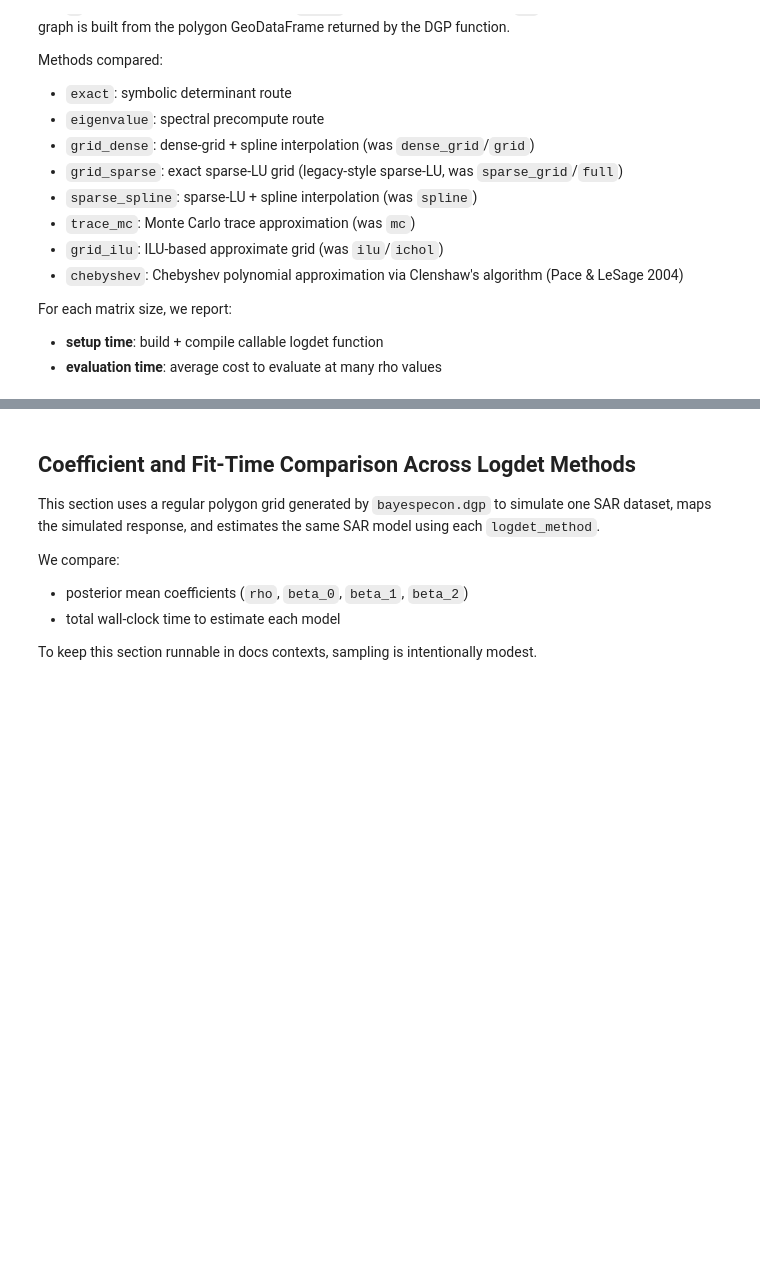
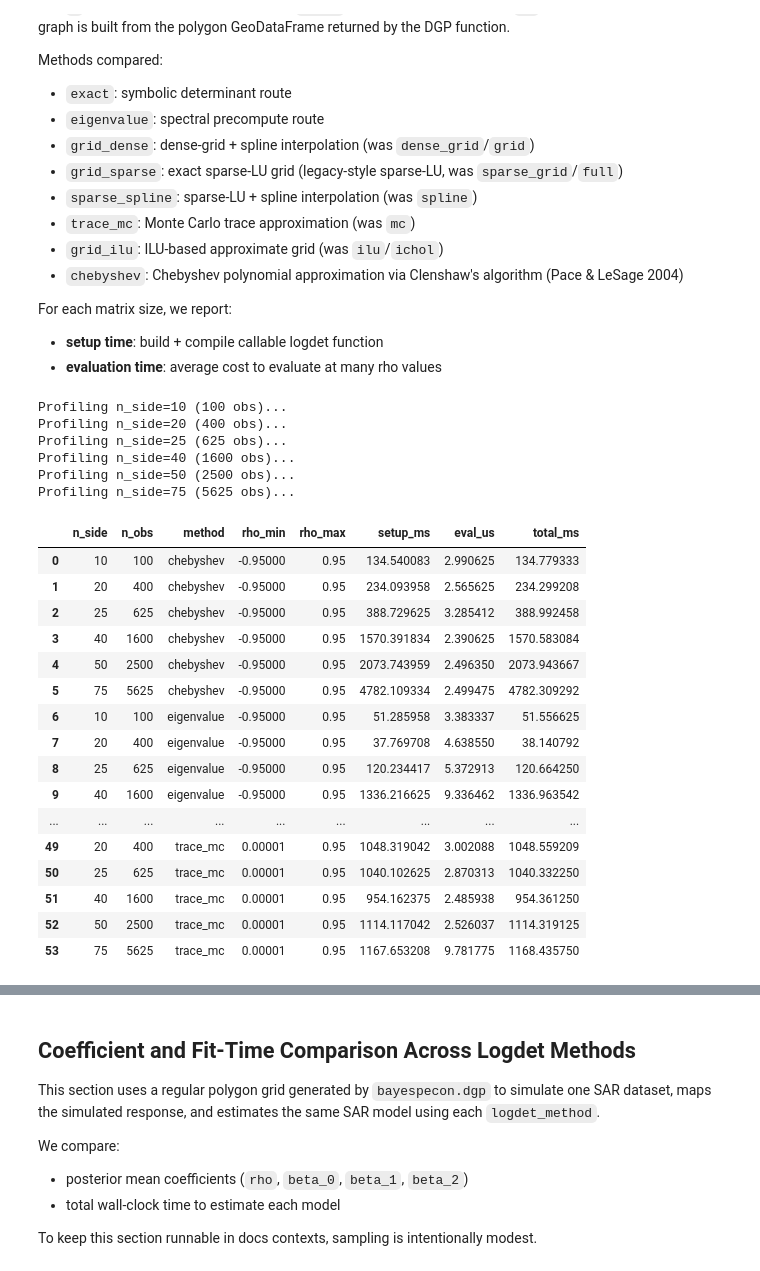
Before and after one commit to knaaptime/bayespecon, a Jupyter notebook: docs/source/user-guide/logdet_profiling.ipynb, the cells around one changed output, grey strips where cells are left out. Cells and saved outputs as stored; diff of their text form; code cells hidden in the pictures; blank space fills up the shorter version.

```diff
--- a/docs/source/user-guide/logdet_profiling.ipynb
+++ b/docs/source/user-guide/logdet_profiling.ipynb
@@ -87,6 +87,7 @@ class ProfileConfig:
         "grid_mc",
         "grid_ilu",
         "chebyshev",
+        "trace_hutchpp",
     )
     method_max_n: dict = None
     eval_points: int = 80
@@ -105,6 +106,7 @@ class ProfileConfig:
                 "grid_ilu": 75,
                 "chebyshev": 75,
                 "grid_mc": 75,
+                "trace_hutchpp": 75,
             }
 
 
@@ -121,6 +123,7 @@ method_rho_bounds = {
     "trace_mc": (1e-5, 0.95),
     "chebyshev": (-0.95, 0.95),
     "grid_mc": (1e-5, 0.95),
+    "trace_hutchpp": (-0.95, 0.95),
 }
 
 results = []
@@ -147,33 +150,57 @@ for n in cfg.sizes:
         try:
             fn, setup_s = compile_logdet_callable(
                 W, method, rho_min=rho_min, rho_max=rho_max
             )
             eval_s = bench_eval_seconds(fn, rho_grid, repeats=cfg.eval_repeats)
             results.append(
                 {
                     "n_side": n,
                     "n_obs": n * n,
                     "method": method,
                     "rho_min": rho_min,
                     "rho_max": rho_max,
                     "setup_ms": 1e3 * setup_s,
                     "eval_us": 1e6 * eval_s,
                 }
             )
         except Exception as exc:
             skipped.append(
                 {
                     "n_side": n,
                     "n_obs": n * n,
                     "method": method,
                     "reason": f"failed: {type(exc).__name__}: {exc}",
                 }
             )
 
 res = pd.DataFrame(results).sort_values(["method", "n_obs"]).reset_index(drop=True)
 if not res.empty:
     res["total_ms"] = res["setup_ms"] + (res["eval_us"] * cfg.eval_points / 1e3)
 res
+# %% [output]
+Profiling n_side=10 (100 obs)...
+Profiling n_side=20 (400 obs)...
+Profiling n_side=25 (625 obs)...
+Profiling n_side=40 (1600 obs)...
+Profiling n_side=50 (2500 obs)...
+Profiling n_side=75 (5625 obs)...
+|  | n_side | n_obs | method | rho_min | rho_max | setup_ms | eval_us | total_ms |
+| 0 | 10 | 100 | chebyshev | -0.95000 | 0.95 | 134.540083 | 2.990625 | 134.779333 |
+| 1 | 20 | 400 | chebyshev | -0.95000 | 0.95 | 234.093958 | 2.565625 | 234.299208 |
+| 2 | 25 | 625 | chebyshev | -0.95000 | 0.95 | 388.729625 | 3.285412 | 388.992458 |
+| 3 | 40 | 1600 | chebyshev | -0.95000 | 0.95 | 1570.391834 | 2.390625 | 1570.583084 |
+| 4 | 50 | 2500 | chebyshev | -0.95000 | 0.95 | 2073.743959 | 2.496350 | 2073.943667 |
+| 5 | 75 | 5625 | chebyshev | -0.95000 | 0.95 | 4782.109334 | 2.499475 | 4782.309292 |
+| 6 | 10 | 100 | eigenvalue | -0.95000 | 0.95 | 51.285958 | 3.383337 | 51.556625 |
+| 7 | 20 | 400 | eigenvalue | -0.95000 | 0.95 | 37.769708 | 4.638550 | 38.140792 |
+| 8 | 25 | 625 | eigenvalue | -0.95000 | 0.95 | 120.234417 | 5.372913 | 120.664250 |
+| 9 | 40 | 1600 | eigenvalue | -0.95000 | 0.95 | 1336.216625 | 9.336462 | 1336.963542 |
+| ... | ... | ... | ... | ... | ... | ... | ... | ... |
+| 49 | 20 | 400 | trace_mc | 0.00001 | 0.95 | 1048.319042 | 3.002088 | 1048.559209 |
+| 50 | 25 | 625 | trace_mc | 0.00001 | 0.95 | 1040.102625 | 2.870313 | 1040.332250 |
+| 51 | 40 | 1600 | trace_mc | 0.00001 | 0.95 | 954.162375 | 2.485938 | 954.361250 |
+| 52 | 50 | 2500 | trace_mc | 0.00001 | 0.95 | 1114.117042 | 2.526037 | 1114.319125 |
+| 53 | 75 | 5625 | trace_mc | 0.00001 | 0.95 | 1167.653208 | 9.781775 | 1168.435750 |
 # %%
 if res.empty:
     raise RuntimeError("No profiling results were generated.")
```
Also changed, not shown: parts of 4 cells of this notebook, 35 other files.
